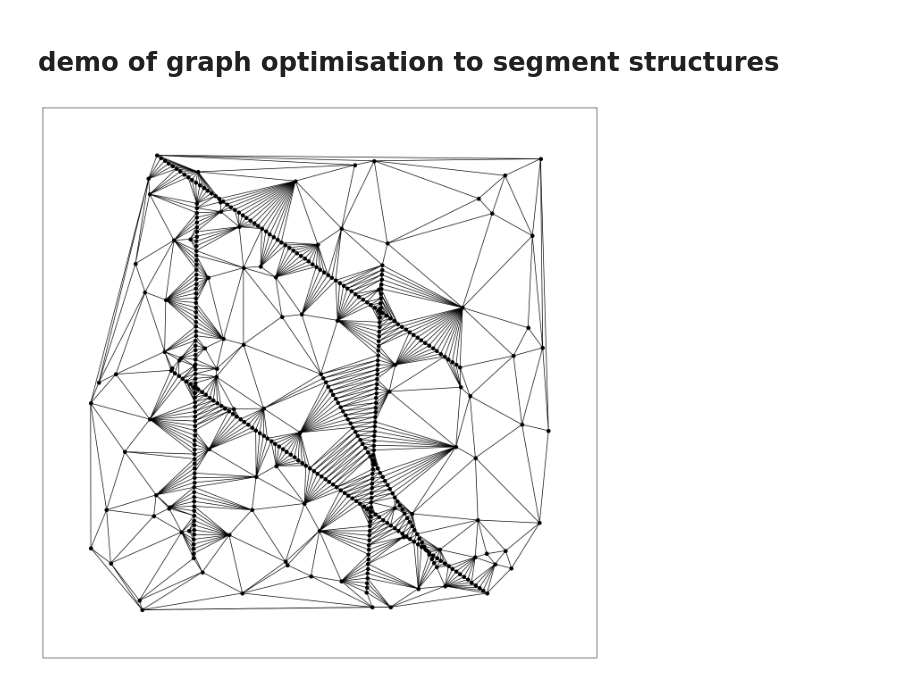
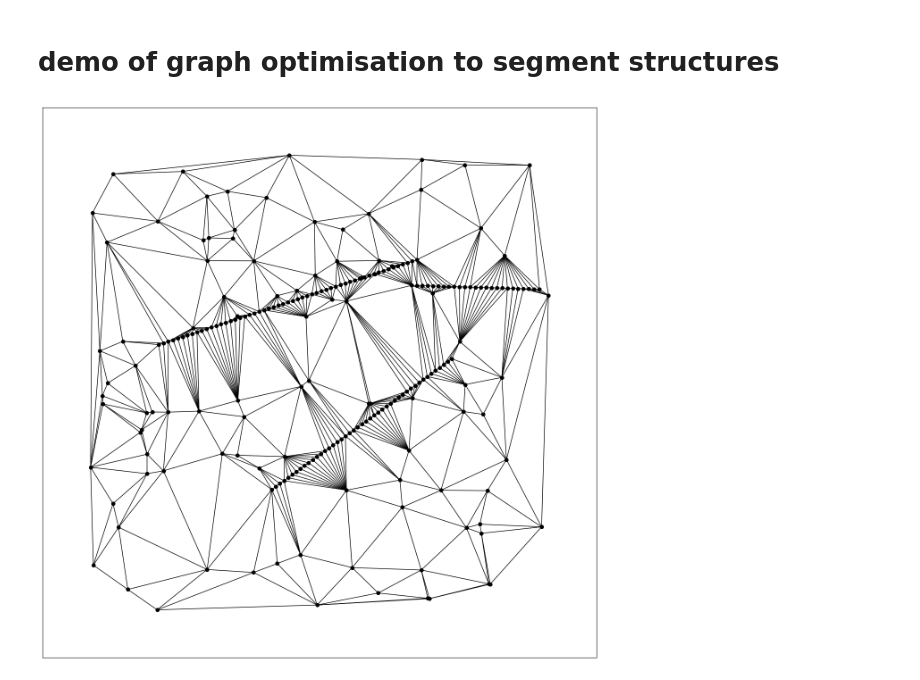
Before and after one commit to alan-turing-institute/grace, a Jupyter notebook: notebooks/opt.ipynb, the cells around one changed output. Drawn from its saved outputs; the diff is of its cells as text; code cells hidden in the pictures.

Commit message:
Classify graph by distance

```diff
--- a/notebooks/opt.ipynb
+++ b/notebooks/opt.ipynb
@@ -14,16 +14,16 @@ import networkx as nx
 
 # import torch
 # %%
-G = random_graph(n_lines=5, density=0.01)
+G = random_graph(n_motifs=3, density=0.01, motif="line")
 # %%
-pos = {idx: (node[GraphAttrs.NODE_X], node[GraphAttrs.NODE_Y]) for idx, node in x.nodes(data=True)}
+pos = {idx: (node[GraphAttrs.NODE_X], node[GraphAttrs.NODE_Y]) for idx, node in G.nodes(data=True)}
 fig, ax = plt.subplots(figsize=(16, 16))
 
 # draw all nodes/vertices in the graph, including those not determined to be
 # part of the objects
 nx.draw_networkx(G, ax=ax, pos=pos, with_labels=False, node_color="k", node_size=32)
 # %% [output]
-[figure, old version]
+[figure, new version]
 # %%
 # model = torch.load("./gcn.pt")
 # %%
```
Also changed, not shown: parts of 4 cells of this notebook, 1 other file.
